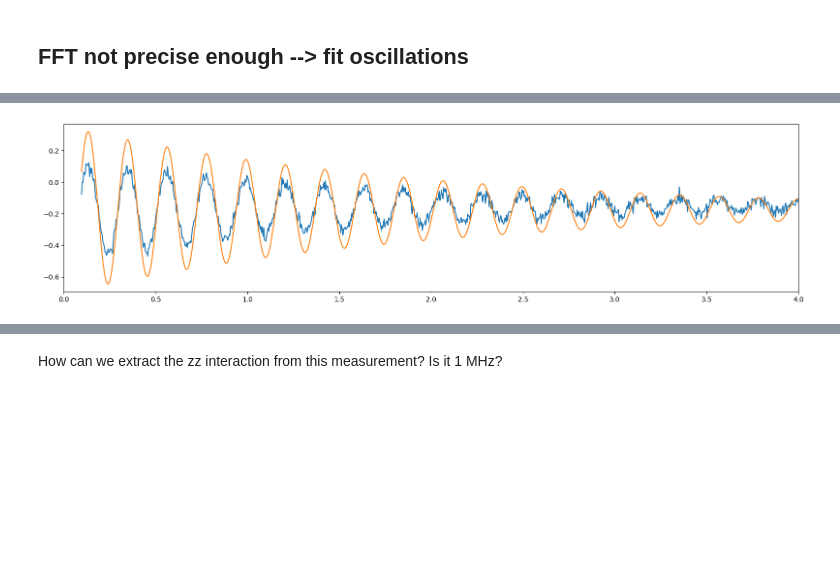
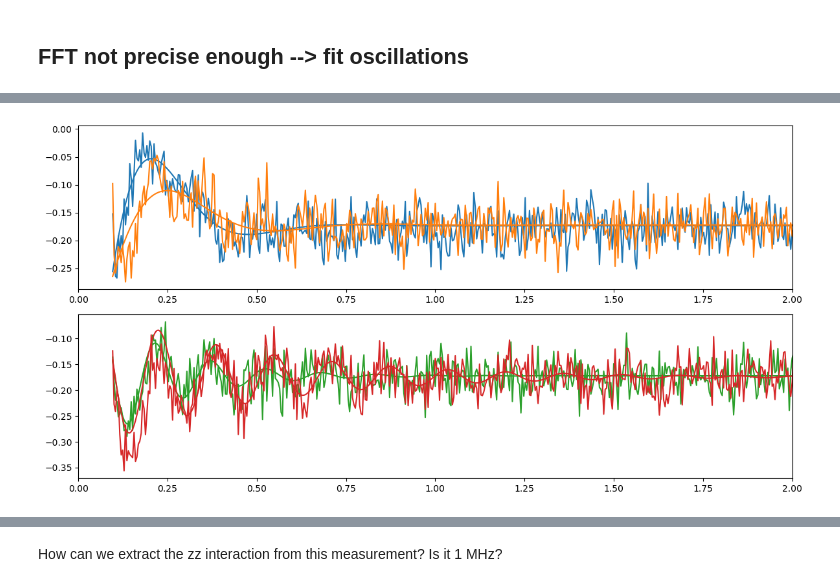
Before and after one commit to GabrielJauma/tunable-capacitive-coupling-flux-qubits, a Jupyter notebook: KIT/Experiments/ZZ Ramsey measurement.ipynb, the cells around one changed output, grey strips where cells are left out. Cells and saved outputs as stored; diff of their text form; code cells hidden in the pictures; blank space fills up the shorter version.

```diff
--- a/KIT/Experiments/ZZ Ramsey measurement.ipynb
+++ b/KIT/Experiments/ZZ Ramsey measurement.ipynb
@@ -397,2 +409,11 @@ f2_vec_1 = np.empty(len(a_vec))
 # %%
+T2_vec_0 = np.empty(len(a_vec))
+f_vec_0 = np.empty(len(a_vec))
+T2_vec_1 = np.empty(len(a_vec))
+f1_vec_1 = np.empty(len(a_vec))
+f2_vec_1 = np.empty(len(a_vec))
+error_f_vec_0 = np.empty(len(a_vec))
+error_f_vec_1 = np.empty(len(a_vec))
+
 popt_list_0 = []
+popt_list_1 = []
@@ -407,10 +456,12 @@ idx = -1
 
 for i in range(a_vec.size):
 
+
     #try:
-    popt, pcov = curve_fit(damped_oscillation, t_us[:idx], q1_y_0[i,:idx], p0=[A, tau, f, phase, Offset])
+    popt, pcov = curve_fit(damped_oscillation, t_us[:idx], q1_x_0[i,:idx], p0=[A, tau, f, phase, Offset])
     T2_vec_0[i] = popt[1]
     f_vec_0[i] = popt[2]
+    error_f_vec_0[i] = pcov[2,2]
 
     popt_list_0.append( popt )
     A = popt[0]
@@ -432,11 +483,13 @@ Offset = -0.15
 for i in range(a_vec.size):
 
     #try:
-    popt, pcov = curve_fit(damped_oscillation, t_us[:idx], q1_y_1[i,:idx], p0=[A, tau, f, phase, Offset])
+    popt, pcov = curve_fit(damped_oscillation, t_us[:idx], q1_x_1[i,:idx], p0=[A, tau, f, phase, Offset])
     # popt, pcov = curve_fit(damped_oscillation_2_freq, t_us[:idx], q1_y_1[i,:idx], p0=[A, tau, f, f/10, phase, phase, Offset])
     T2_vec_1[i] = popt[1]
     f1_vec_1[i] = popt[2]
     f2_vec_1[i] = popt[3]
+    popt_list_1.append( popt )
+    error_f_vec_1[i] = pcov[2,2]
 
 
     A = popt[0]
@@ -451,12 +504,22 @@ T2_vec_1.max()
-# %%
-i=10
+# %%
+colors = figs.generate_colors_from_colormap(10, 'tab10')
 # %%
-fig, ax = plt.subplots(figsize= [ 16,4])
+fig, [ax1, ax2] = plt.subplots(nrows=2, figsize= [ 12,6])
 
-ax.plot(t_us, q1_y_1[i,:])
-ax.plot(t_us, damped_oscillation(t_us, *popt_list_0[i] ))
-ax.set_xlim([0,4])
+k=0
+for i in range(39, 41):
+    ax1.plot(t_us[:idx], q1_x_0[i,:idx], color=colors[k])
+    ax1.plot(t_us[:idx], damped_oscillation(t_us[:idx], *popt_list_0[i] ), color=colors[k])
+    k+=1
+
+for i in range(41, 43):
+    ax2.plot(t_us[:idx], q1_x_0[i,:idx],color=colors[k])
+    ax2.plot(t_us[:idx], damped_oscillation(t_us[:idx], *popt_list_0[i] ),color=colors[k])
+    k+=1
+
+ax1.set_xlim([0,2])
+ax2.set_xlim([0,2])
 fig.tight_layout()
-fig.show()
+# fig.show()
 # %% [output]
-[figure, old version]
+[figure, new version]
```
Also changed, not shown: parts of 19 cells of this notebook, 7 other files.
